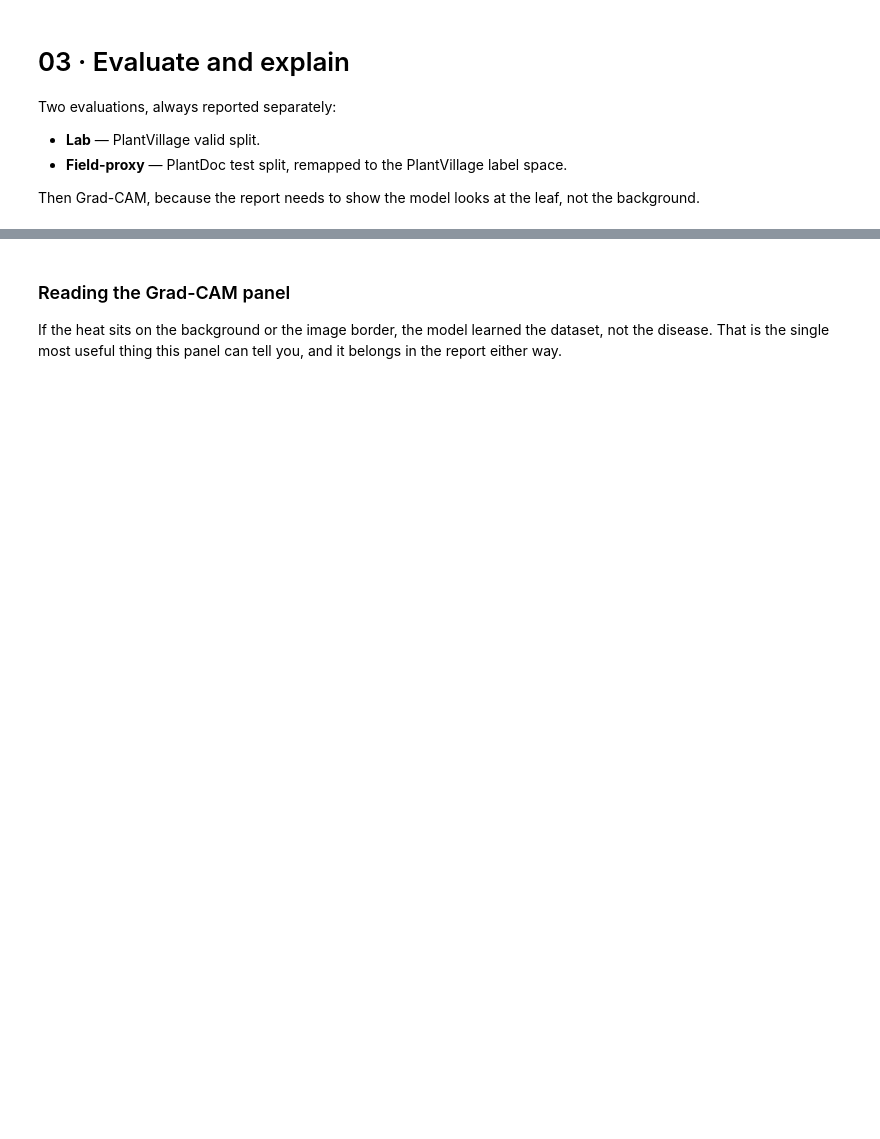
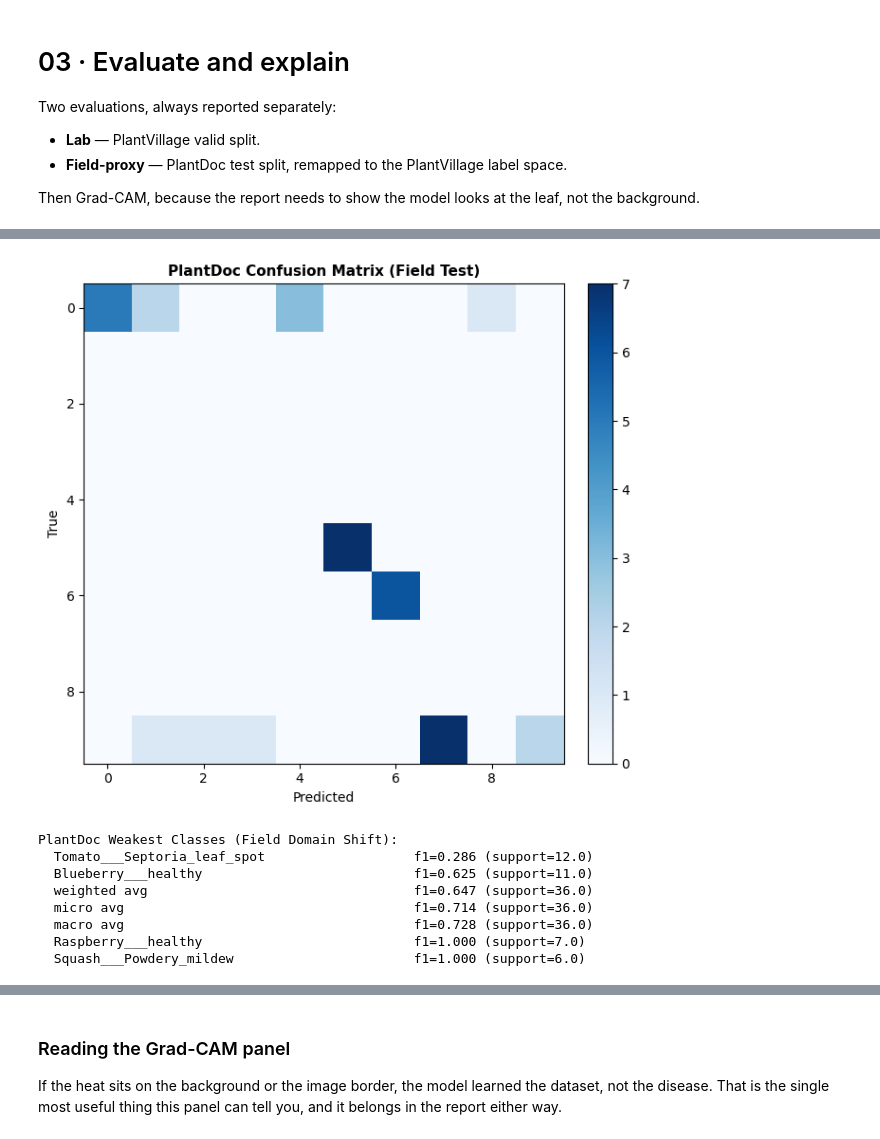
Before and after one commit to shankerjoshi/SKIT-DS-2023-2027-015, a Jupyter notebook: notebooks/03_evaluate_xai.ipynb, the cells around one changed output, grey strips where cells are left out. Saved outputs shown, nothing was run; the diff lists cells and outputs as text; code cells hidden in the pictures; blank space fills up the shorter version.

```diff
--- a/notebooks/03_evaluate_xai.ipynb
+++ b/notebooks/03_evaluate_xai.ipynb
@@ -40,3 +195,43 @@ print("weakest classes:"); [print(f"  {k:45s} f1={v['f1-score']:.3f}") for k, v
+# %%
+import json
+import numpy as np
+import matplotlib.pyplot as plt
+from pathlib import Path
+
+# 1. Load PlantDoc Confusion Matrix
+cm_pd = np.load("results/cm_plantdoc.npy")
+
+# 2. Plot Compact Confusion Matrix
+fig, ax = plt.subplots(figsize=(7, 6))
+im = ax.imshow(cm_pd, cmap="Blues")
+ax.set_xlabel("Predicted", fontsize=10)
+ax.set_ylabel("True", fontsize=10)
+ax.set_title("PlantDoc Confusion Matrix (Field Test)", fontsize=11, fontweight="bold")
+plt.colorbar(im, fraction=0.046, pad=0.04)
+plt.tight_layout()
+plt.savefig("results_cm_plantdoc.png", dpi=120)
+plt.show()
+
+# 3. Load Metrics and Display Weakest Classes
+metrics_path = Path("results/metrics_plantdoc.json")
+if metrics_path.exists():
+    with open(metrics_path) as f:
+        m_pd = json.load(f)
+
+    per_class_pd = sorted(m_pd["per_class"].items(), key=lambda kv: kv[1]["f1-score"])[:8]
+    print("\nPlantDoc Weakest Classes (Field Domain Shift):")
+    for k, v in per_class_pd:
+        print(f"  {k:45s} f1={v['f1-score']:.3f} (support={v.get('support', 'N/A')})")
+# %% [output]
+[figure, added]
+PlantDoc Weakest Classes (Field Domain Shift):
+  Tomato___Septoria_leaf_spot                   f1=0.286 (support=12.0)
+  Blueberry___healthy                           f1=0.625 (support=11.0)
+  weighted avg                                  f1=0.647 (support=36.0)
+  micro avg                                     f1=0.714 (support=36.0)
+  macro avg                                     f1=0.728 (support=36.0)
+  Raspberry___healthy                           f1=1.000 (support=7.0)
+  Squash___Powdery_mildew                       f1=1.000 (support=6.0)
 # %%
 !python -m src.xai --ckpt runs/best.pt --data data/raw/plantdoc/test --n 12 --out results/xai
 from IPython.display import Image as I
```
Also changed, not shown: parts of 7 cells of this notebook.
